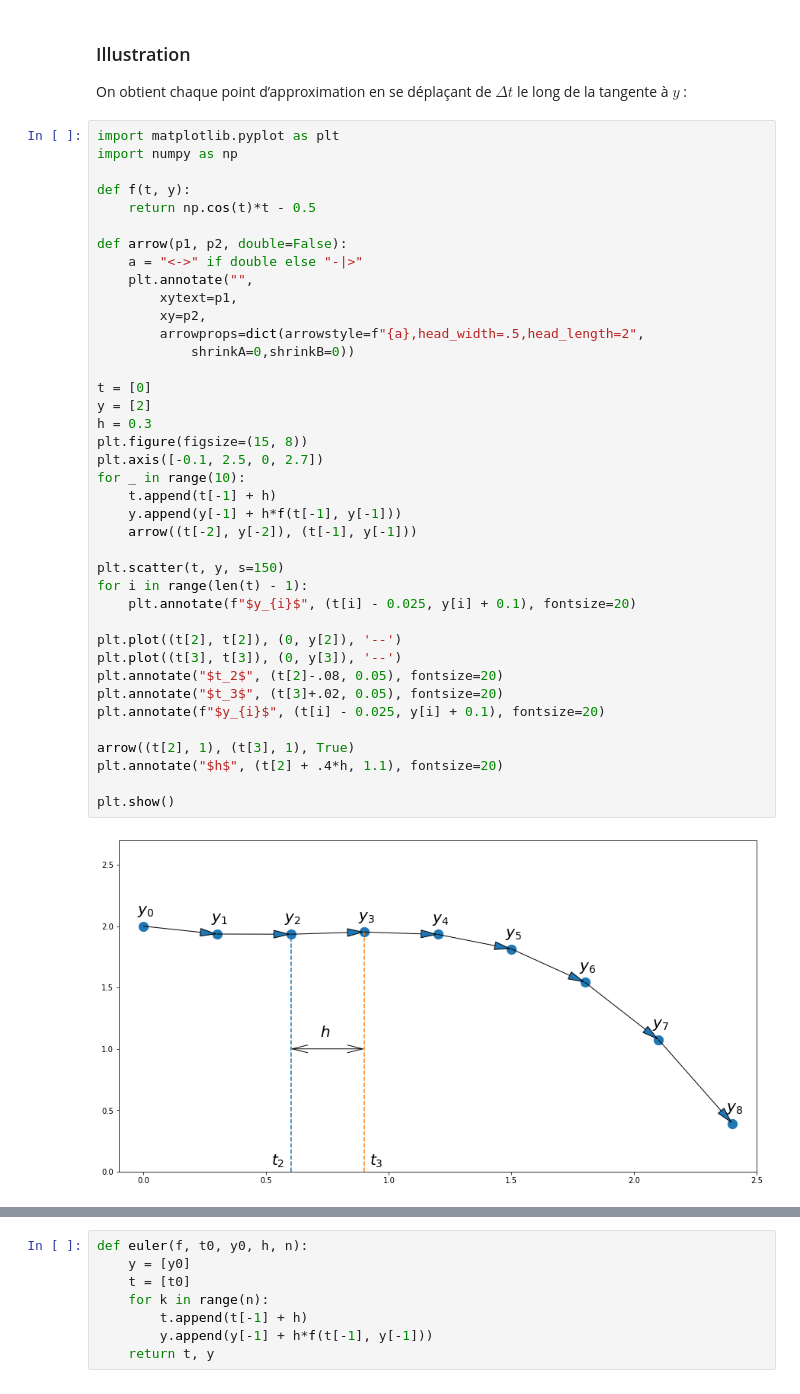
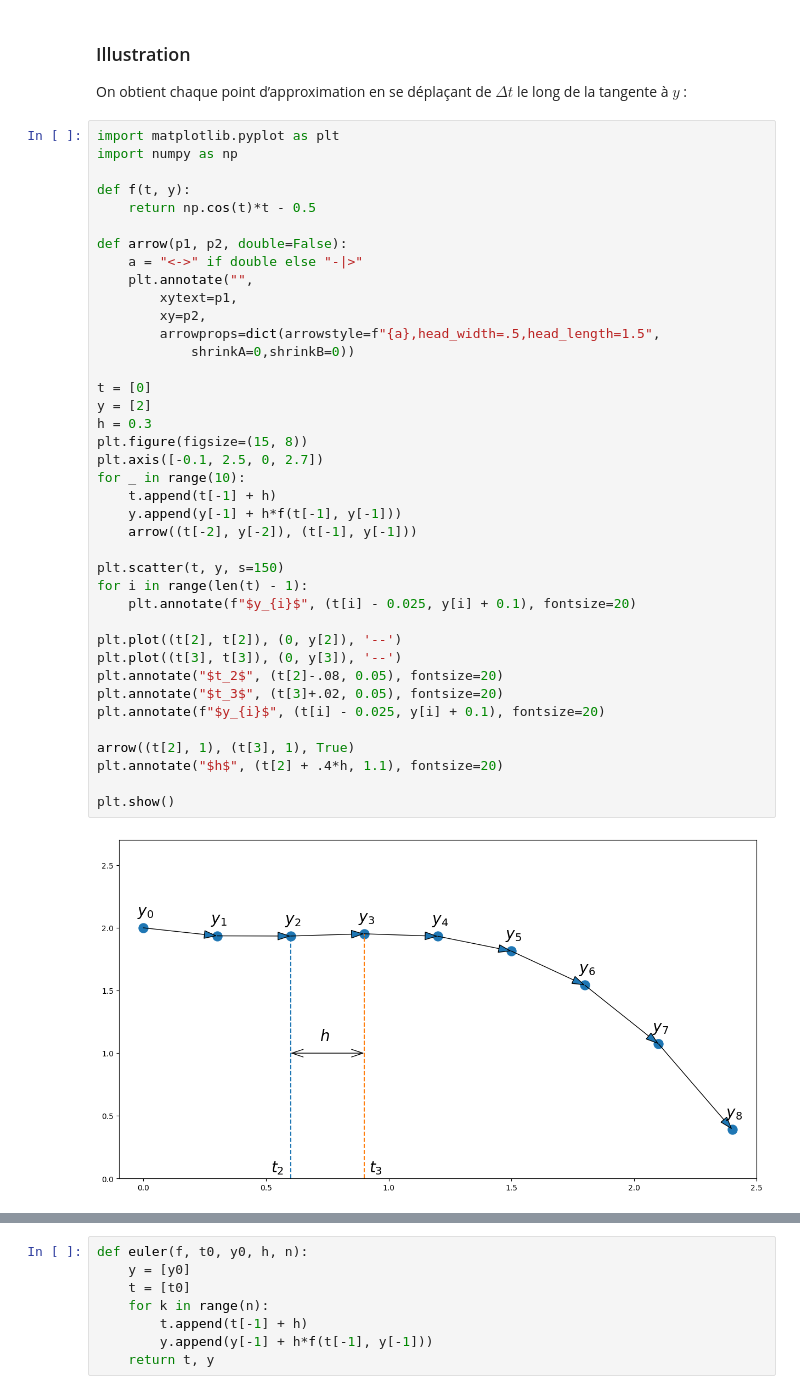
Before and after one commit to cpge-itc/bcpst2, a Jupyter notebook: _sources/1_euler/euler.ipynb, the cells around one changed output, grey strips where cells are left out. Drawn from its saved outputs; the diff is of its cells as text.

```diff
--- a/_sources/1_euler/euler.ipynb
+++ b/_sources/1_euler/euler.ipynb
@@ -97,35 +99,35 @@ def arrow(p1, p2, double=False):
     plt.annotate("",
         xytext=p1,
         xy=p2,
-        arrowprops=dict(arrowstyle=f"{a},head_width=.5,head_length=2",
+        arrowprops=dict(arrowstyle=f"{a},head_width=.5,head_length=1.5",
             shrinkA=0,shrinkB=0))
 
 t = [0]
 y = [2]
 h = 0.3
 plt.figure(figsize=(15, 8))
 plt.axis([-0.1, 2.5, 0, 2.7])
 for _ in range(10):
     t.append(t[-1] + h)
     y.append(y[-1] + h*f(t[-1], y[-1]))
     arrow((t[-2], y[-2]), (t[-1], y[-1]))
 
 plt.scatter(t, y, s=150)
 for i in range(len(t) - 1):
     plt.annotate(f"$y_{i}$", (t[i] - 0.025, y[i] + 0.1), fontsize=20)
 
 plt.plot((t[2], t[2]), (0, y[2]), '--')
 plt.plot((t[3], t[3]), (0, y[3]), '--')
 plt.annotate("$t_2$", (t[2]-.08, 0.05), fontsize=20)
 plt.annotate("$t_3$", (t[3]+.02, 0.05), fontsize=20)
 plt.annotate(f"$y_{i}$", (t[i] - 0.025, y[i] + 0.1), fontsize=20)
 
 arrow((t[2], 1), (t[3], 1), True)
 plt.annotate("$h$", (t[2] + .4*h, 1.1), fontsize=20)
 
 plt.show()
 # %% [output]
-[figure, old version]
+[figure, new version]
 # %% [markdown]
 ### Programmation
 
```
Also changed, not shown: parts of 17 cells of this notebook, 8 other files.
